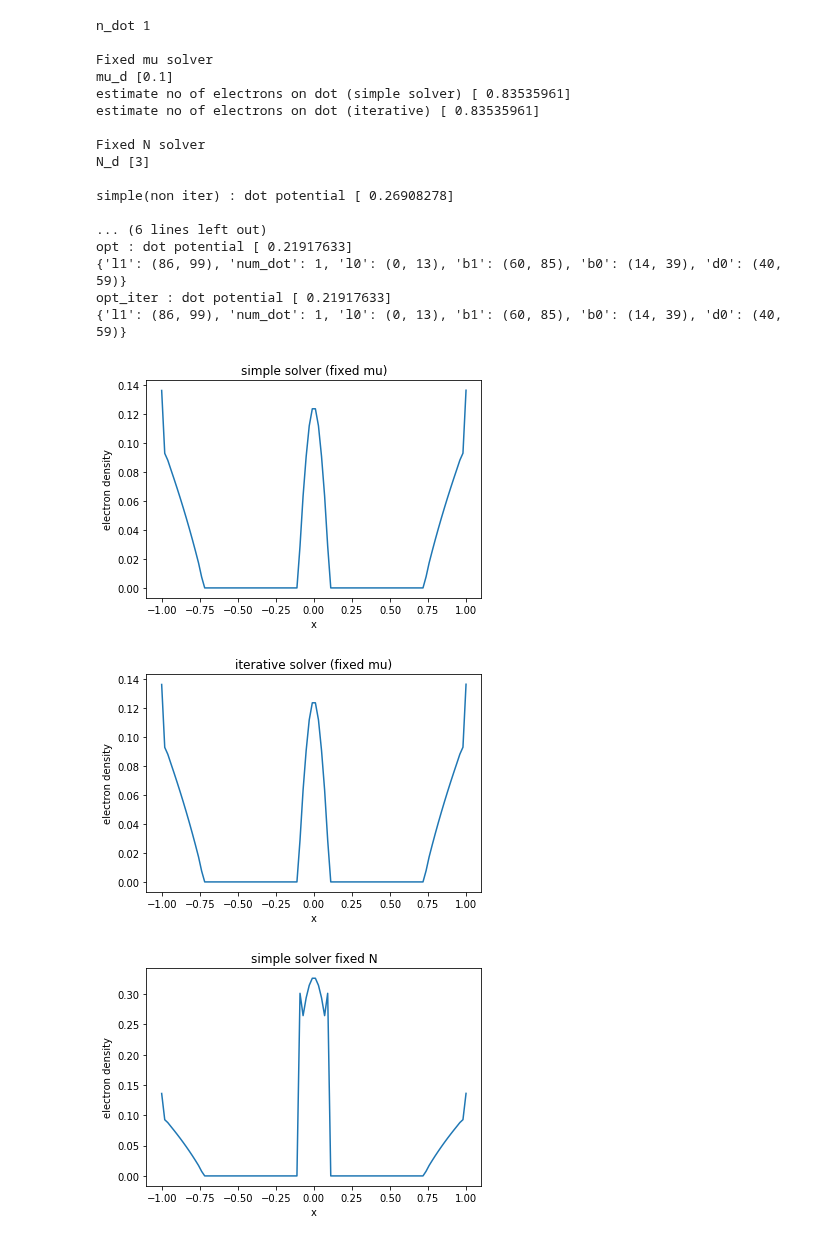
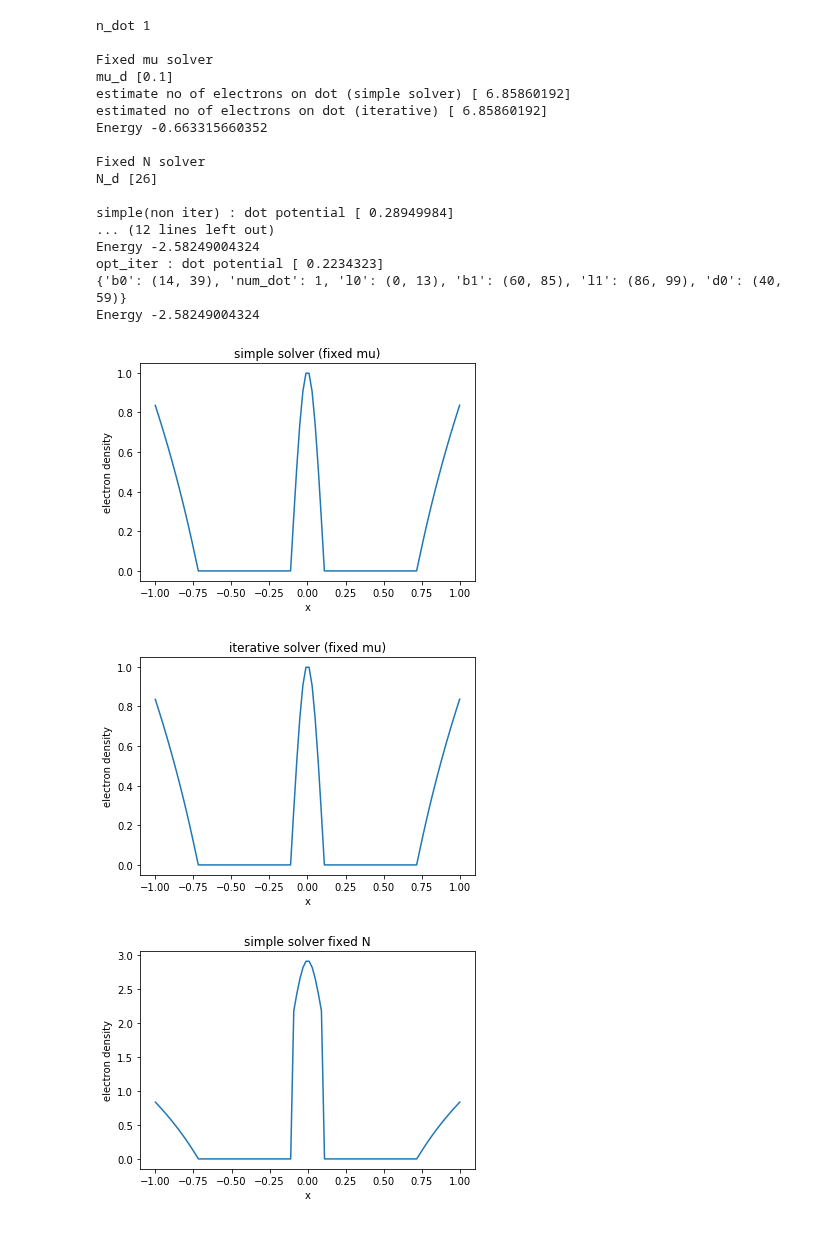
Before and after one commit to Quantumgame/quantum-ml, a Jupyter notebook: test_notebooks/thomas_fermi.ipynb, the cells around one changed output. Cells and saved outputs as stored; diff of their text form; code cells hidden in the pictures.

```diff
--- a/test_notebooks/thomas_fermi.ipynb
+++ b/test_notebooks/thomas_fermi.ipynb
@@ -29,9 +29,9 @@ b2 = (-200e-3,0.3,0.1,1)
 x = np.linspace(-1,1,100)
 V = potential_profile.V_x_wire(x,[b1,d,b2])
 
-K_onsite = 10e-3
+K_onsite = 2e-3
 sigma = x[1] - x[0]
-x_0 = 1*(x[1] - x[0])
+x_0 = 0.001*(x[1] - x[0])
 mu_l = (100.0e-3,100.1e-3)
 battery_weight = 100
 
@@ -59,11 +59,13 @@ plt.plot(x,n)
 plt.title("iterative solver (fixed mu)")
 plt.xlabel('x')
 plt.ylabel('electron density')
-print("estimate no of electrons on dot (iterative)",N_d)
+print("estimated no of electrons on dot (iterative)",N_d)
+E = my_tf.calculate_thomas_fermi_energy(n,mu_d)
+print("Energy",E)
 
 print("\nFixed N solver")
 # testing the fixed N solvers
-N_d = [3]
+N_d = [26]
 print("N_d",N_d)
 n,mu_d = my_tf.tf_solver_fixed_N(N_d)
 plt.figure(3)
@@ -72,6 +74,8 @@ plt.title("simple solver fixed N")
 plt.xlabel('x')
 plt.ylabel('electron density')
 print("\nsimple(non iter) : dot potential",mu_d)
+E = my_tf.calculate_thomas_fermi_energy(n,mu_d)
+print("Energy",E)
 
 n,mu_d = my_tf.tf_iterative_solver_fixed_N(N_d,strategy="simple")
 plt.figure(4)
@@ -81,6 +85,8 @@ plt.xlabel('x')
 plt.ylabel('electron density')
 print("\nsimple : dot potential",mu_d)
 print(my_tf.mask.mask_info)
+E = my_tf.calculate_thomas_fermi_energy(n,mu_d)
+print("Energy",E)
 
 try:
     n,mu_d = my_tf.tf_iterative_solver_fixed_N(N_d,strategy="simple_iter")
@@ -91,6 +97,8 @@ try:
     plt.ylabel('electron density')
     print("\nsimple iter : dot potential",mu_d)
     print(my_tf.mask.mask_info)
+    E = my_tf.calculate_thomas_fermi_energy(n,mu_d)
+    print("Energy",E)
 except exceptions.InvalidChargeState:
     n = []
     mu_d = []
@@ -103,43 +111,47 @@ plt.title("iterative solver fixed N (opt)")
 plt.xlabel('x')
 plt.ylabel('electron density')
 print("\nopt : dot potential",mu_d)
 print(my_tf.mask.mask_info)
+E = my_tf.calculate_thomas_fermi_energy(n,mu_d)
+print("Energy",E)
 
 try:
     n,mu_d = my_tf.tf_iterative_solver_fixed_N(N_d,strategy="opt_iter")
     plt.figure(7)
     plt.plot(x,n)
     plt.title("iterative solver fixed N (opt_iter)")
     plt.xlabel('x')
     plt.ylabel('electron density')
     print("opt_iter : dot potential",mu_d)
     print(my_tf.mask.mask_info)
+    E = my_tf.calculate_thomas_fermi_energy(n,mu_d)
+    print("Energy",E)
 except exceptions.InvalidChargeState:
     n = []
     mu_d = []
     print("\nopt iter : Invalid charge state.")
 
 
 #N_calc = my_tf.calculate_N_d_from_n(n)
 #print("Number of electron on dot from n",N_d)
 # %% [output]
 n_dot 1
 
 Fixed mu solver
 mu_d [0.1]
-estimate no of electrons on dot (simple solver) [ 0.83535961]
-estimate no of electrons on dot (iterative) [ 0.83535961]
+estimate no of electrons on dot (simple solver) [ 6.85860192]
+estimated no of electrons on dot (iterative) [ 6.85860192]
+Energy -0.663315660352
 
 Fixed N solver
-N_d [3]
+N_d [26]
 
-simple(non iter) : dot potential [ 0.26908278]
-
-... (6 lines left out)
-opt : dot potential [ 0.21917633]
-{'l1': (86, 99), 'num_dot': 1, 'l0': (0, 13), 'b1': (60, 85), 'b0': (14, 39), 'd0': (40, 59)}
-opt_iter : dot potential [ 0.21917633]
-{'l1': (86, 99), 'num_dot': 1, 'l0': (0, 13), 'b1': (60, 85), 'b0': (14, 39), 'd0': (40, 59)}
+simple(non iter) : dot potential [ 0.28949984]
+... (12 lines left out)
+Energy -2.58249004324
+opt_iter : dot potential [ 0.2234323]
+{'b0': (14, 39), 'num_dot': 1, 'l0': (0, 13), 'b1': (60, 85), 'l1': (86, 99), 'd0': (40, 59)}
+Energy -2.58249004324
-[figure, old version]
+[figure, new version]
-[figure, old version]
+[figure, new version]
-[figure, old version]
+[figure, new version]
```
Also changed, not shown: parts of 8 cells of this notebook, 10 other files.
